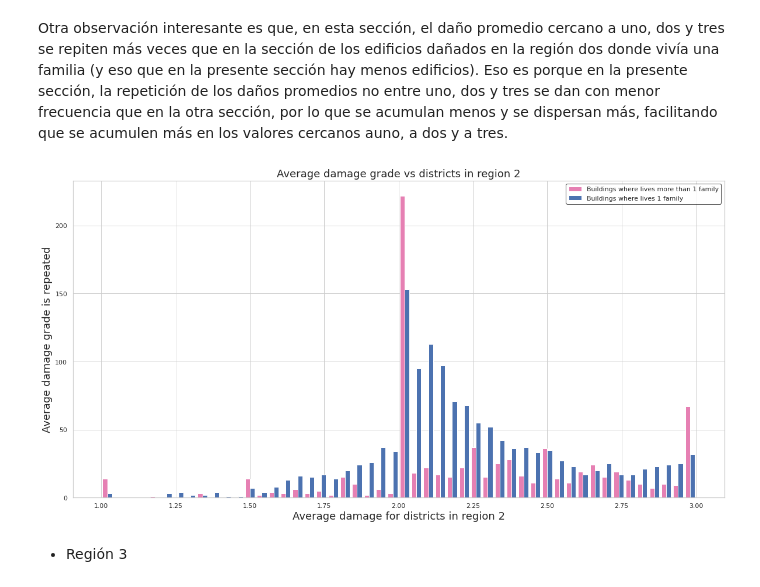
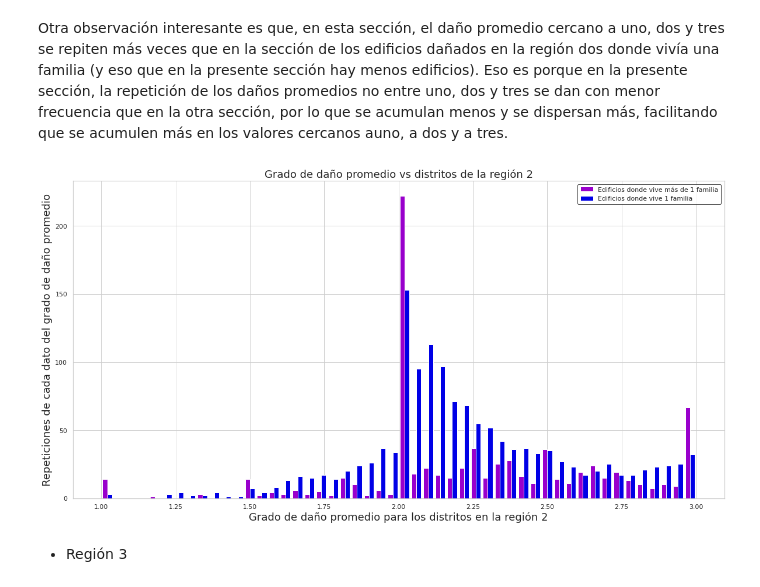
Before and after one commit to rociotarda/TP1---Datos, a Jupyter notebook: analisis_exploratorio_martin.ipynb, the cells around one changed output. Saved outputs shown, nothing was run; the diff lists cells and outputs as text; code cells hidden in the pictures.

```diff
--- a/analisis_exploratorio_martin.ipynb
+++ b/analisis_exploratorio_martin.ipynb
@@ -393,17 +450,17 @@ Otra observación interesante es que, en esta sección, el daño promedio cercan
 # %%
 x=affected_buildings_where_lives_more_than_1_family_region_2['Damage grade mean']
 y=affected_buildings_where_lives_1_family_region_2['Damage grade mean']
 
 fig, ax = plt.subplots(figsize=(20,10))
-ax.hist([x, y], bins=50, alpha=1, label=['Buildings where lives more than 1 family','Buildings where lives 1 family'], color=[(0.9, 0.5, 0.7), 'b'])
+ax.hist([x, y], bins=50, alpha=1, label=['Edificios donde vive más de 1 familia','Edificios donde vive 1 familia'], color=[(0.6, 0, 0.8), (0.0, 0.0, 0.9)])
 
-plt.title("Average damage grade vs districts in region 2", fontsize=18)
+plt.title("Grado de daño promedio vs distritos de la región 2", fontsize=18)
 plt.legend(loc='upper right', edgecolor='k')
-plt.xlabel("Average damage for districts in region 2", fontsize=18)
-plt.ylabel("Average damage grade is repeated", fontsize=18)
+plt.xlabel("Grado de daño promedio para los distritos en la región 2", fontsize=18)
+plt.ylabel("Repeticiones de cada dato del grado de daño promedio", fontsize=18)
 plt.show()
 # %% [output]
-[figure, old version]
+[figure, new version]
 # %% [markdown]
 * Región 3
 # %%
```
Also changed, not shown: parts of 54 cells of this notebook.
